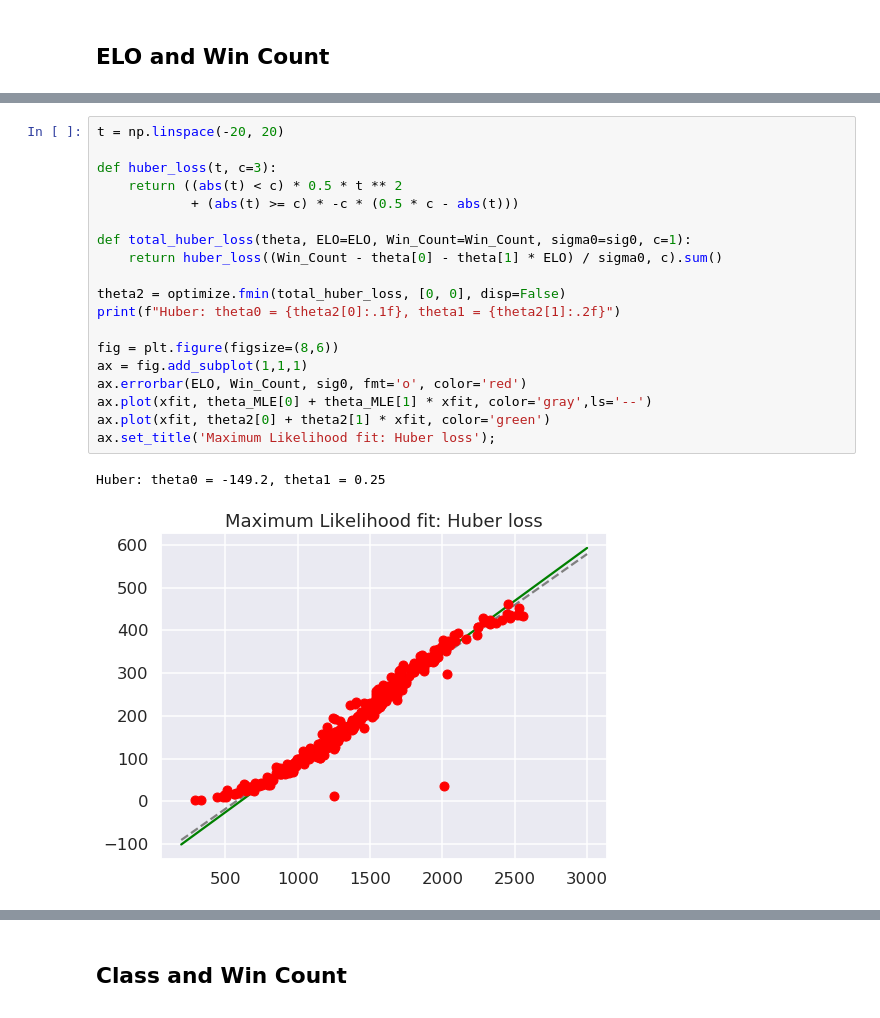
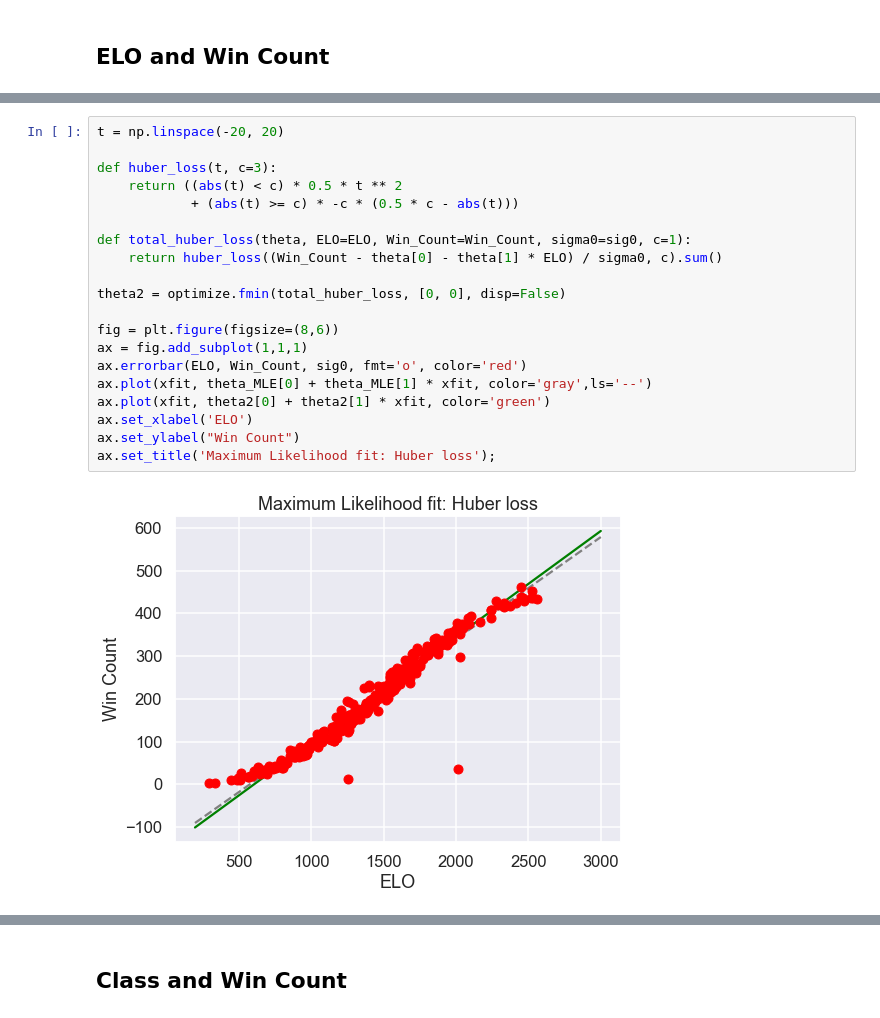
Before and after one commit to cthomps9/Bayes-Final-Project, a Jupyter notebook: Final Project/Cristopher_Thompson_FInal_Project_Pokemon.ipynb, the cells around one changed output, grey strips where cells are left out. Drawn from its saved outputs; the diff is of its cells as text.

```diff
--- a/Final Project/Cristopher_Thompson_FInal_Project_Pokemon.ipynb
+++ b/Final Project/Cristopher_Thompson_FInal_Project_Pokemon.ipynb
@@ -212,22 +245,22 @@ MLE: theta0 = -137.0, theta1 = 0.24
 # %%
 t = np.linspace(-20, 20)
 
 def huber_loss(t, c=3):
     return ((abs(t) < c) * 0.5 * t ** 2
             + (abs(t) >= c) * -c * (0.5 * c - abs(t)))
 
 def total_huber_loss(theta, ELO=ELO, Win_Count=Win_Count, sigma0=sig0, c=1):
     return huber_loss((Win_Count - theta[0] - theta[1] * ELO) / sigma0, c).sum()
 
 theta2 = optimize.fmin(total_huber_loss, [0, 0], disp=False)
-print(f"Huber: theta0 = {theta2[0]:.1f}, theta1 = {theta2[1]:.2f}")
 
 fig = plt.figure(figsize=(8,6))
 ax = fig.add_subplot(1,1,1)
 ax.errorbar(ELO, Win_Count, sig0, fmt='o', color='red')
 ax.plot(xfit, theta_MLE[0] + theta_MLE[1] * xfit, color='gray',ls='--')
 ax.plot(xfit, theta2[0] + theta2[1] * xfit, color='green')
+ax.set_xlabel('ELO')
+ax.set_ylabel("Win Count")
 ax.set_title('Maximum Likelihood fit: Huber loss');
 # %% [output]
-Huber: theta0 = -149.2, theta1 = 0.25
-[figure, old version]
+[figure, new version]
```
Also changed, not shown: parts of 31 cells of this notebook.
